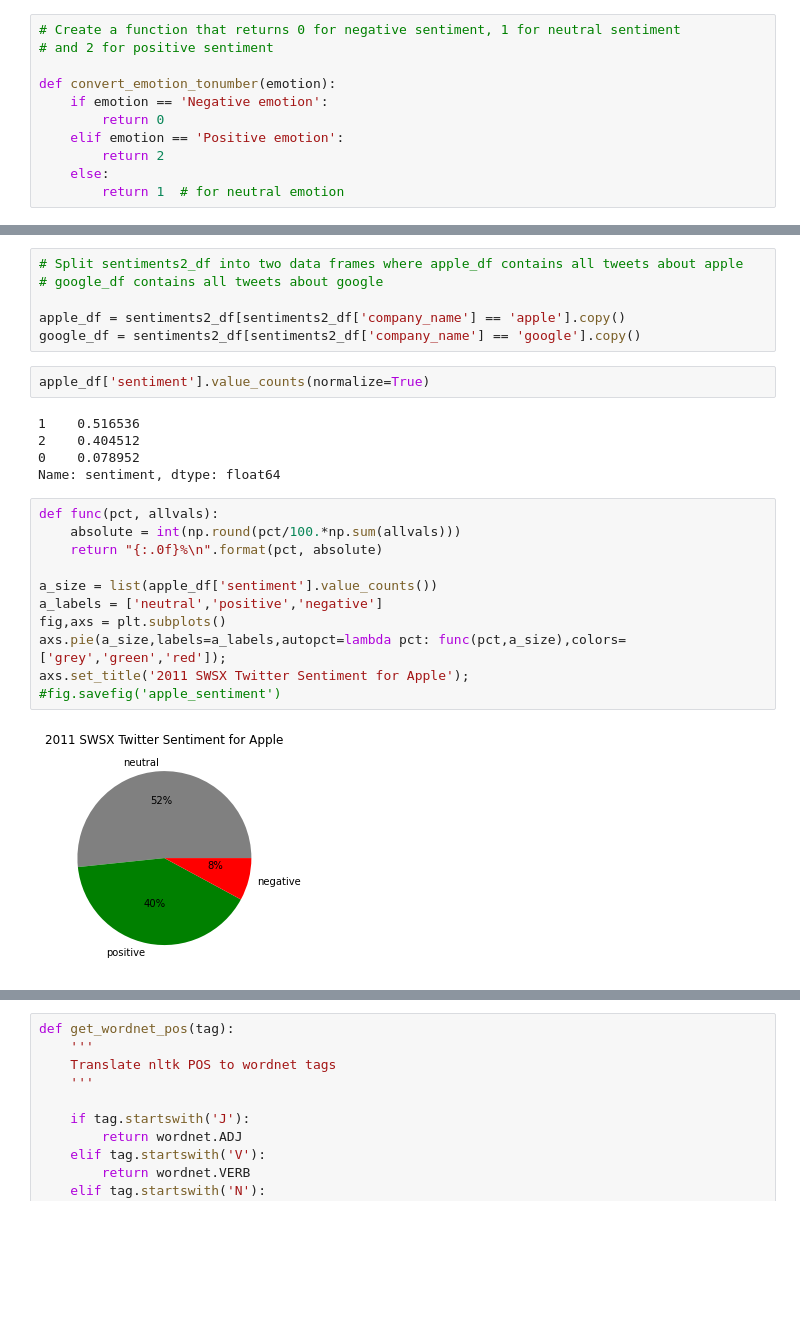
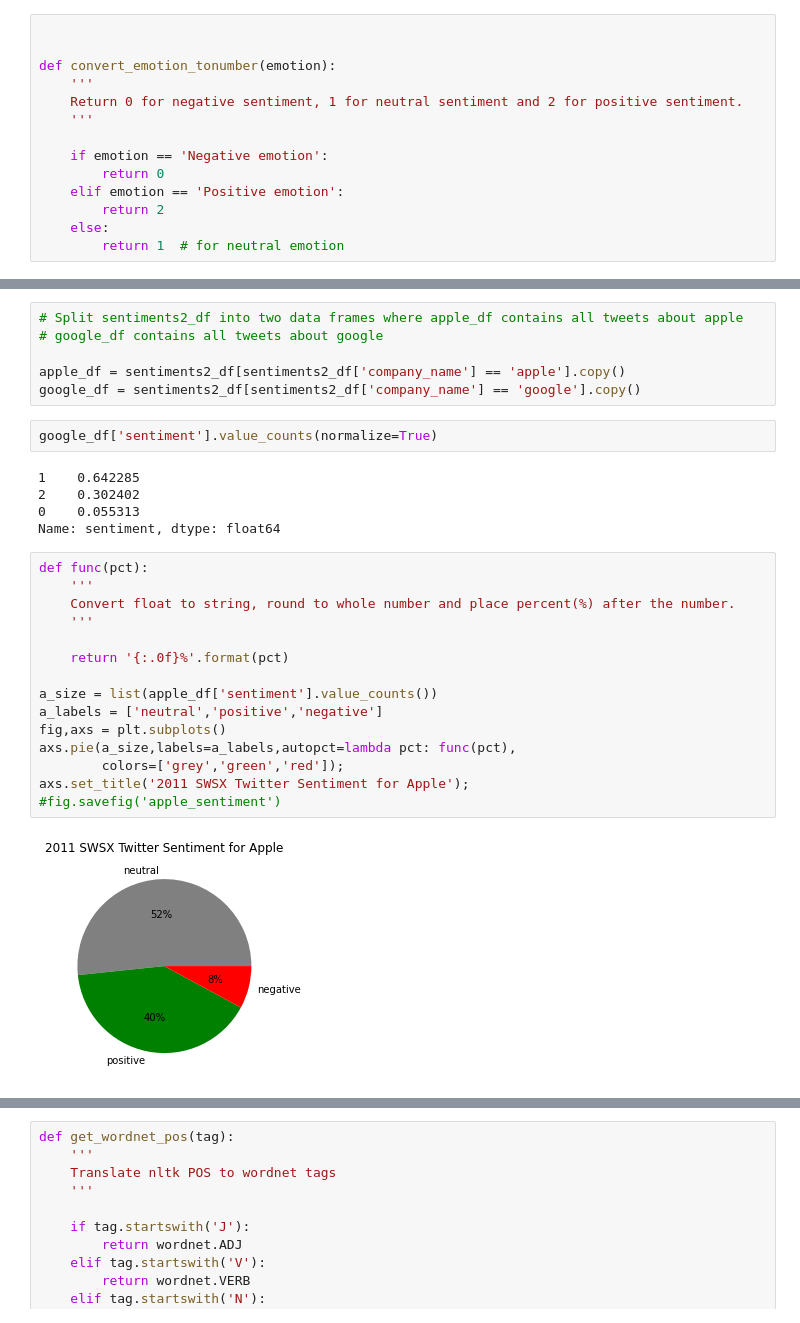
Before and after one commit to CoderAPS/Text_Sentiment, a Jupyter notebook: Phase-4_Project.ipynb, the cells around one changed output, grey strips where cells are left out. Saved outputs shown, nothing was run; the diff lists cells and outputs as text; blank space fills up the shorter version.

Commit message:
Minor formatting for notebook and readme and upload pdf version of notebook

```diff
--- a/Phase-4_Project.ipynb
+++ b/Phase-4_Project.ipynb
@@ -224,10 +226,13 @@ apple     5231
 google    2748
 Name: company_name, dtype: int64
 # %%
-# Create a function that returns 0 for negative sentiment, 1 for neutral sentiment
-# and 2 for positive sentiment
+
 
 def convert_emotion_tonumber(emotion):
+    '''
+    Return 0 for negative sentiment, 1 for neutral sentiment and 2 for positive sentiment.
+    '''
+
     if emotion == 'Negative emotion':
         return 0
     elif emotion == 'Positive emotion':
@@ -296,25 +301,29 @@ Total number of unique words in tweet_words: 12131
 apple_df = sentiments2_df[sentiments2_df['company_name'] == 'apple'].copy()
 google_df = sentiments2_df[sentiments2_df['company_name'] == 'google'].copy()
 # %%
-apple_df['sentiment'].value_counts(normalize=True)
+google_df['sentiment'].value_counts(normalize=True)
 # %% [output]
-1    0.516536
-2    0.404512
-0    0.078952
+1    0.642285
+2    0.302402
+0    0.055313
 Name: sentiment, dtype: float64
 # %%
-def func(pct, allvals):
-    absolute = int(np.round(pct/100.*np.sum(allvals)))
-    return "{:.0f}%\n".format(pct, absolute)
+def func(pct):
+    '''
+    Convert float to string, round to whole number and place percent(%) after the number.
+    '''
+
+    return '{:.0f}%'.format(pct)
 
 a_size = list(apple_df['sentiment'].value_counts())
 a_labels = ['neutral','positive','negative']
 fig,axs = plt.subplots()
-axs.pie(a_size,labels=a_labels,autopct=lambda pct: func(pct,a_size),colors=['grey','green','red']);
+axs.pie(a_size,labels=a_labels,autopct=lambda pct: func(pct),
+        colors=['grey','green','red']);
 axs.set_title('2011 SWSX Twitter Sentiment for Apple');
 #fig.savefig('apple_sentiment')
 # %% [output]
-[figure, old version]
+[figure, new version]
 # %%
 g_size = list(google_df['sentiment'].value_counts())
 g_labels = ['neutral','positive','negative']
```
Also changed, not shown: parts of 19 cells of this notebook, 2 other files.
